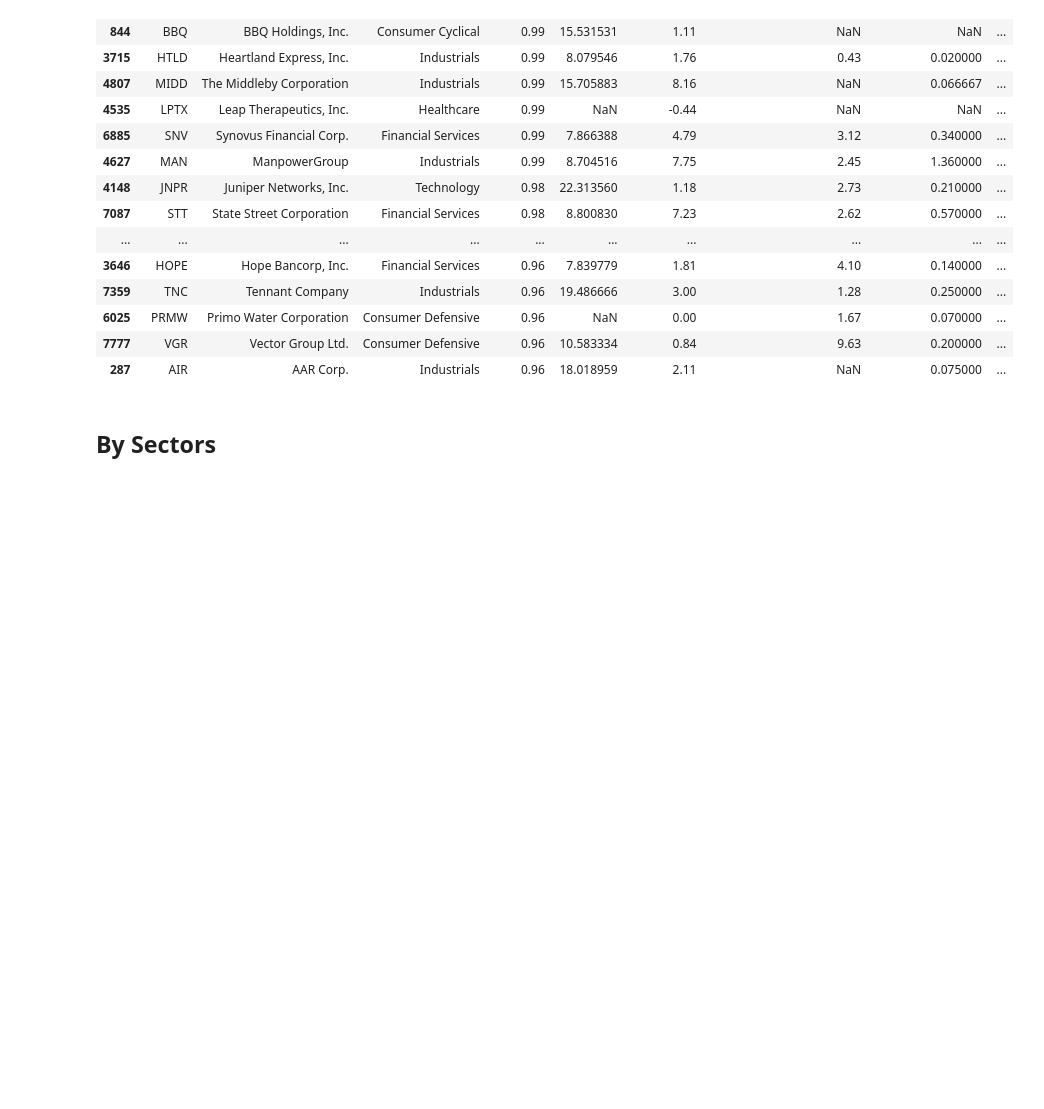
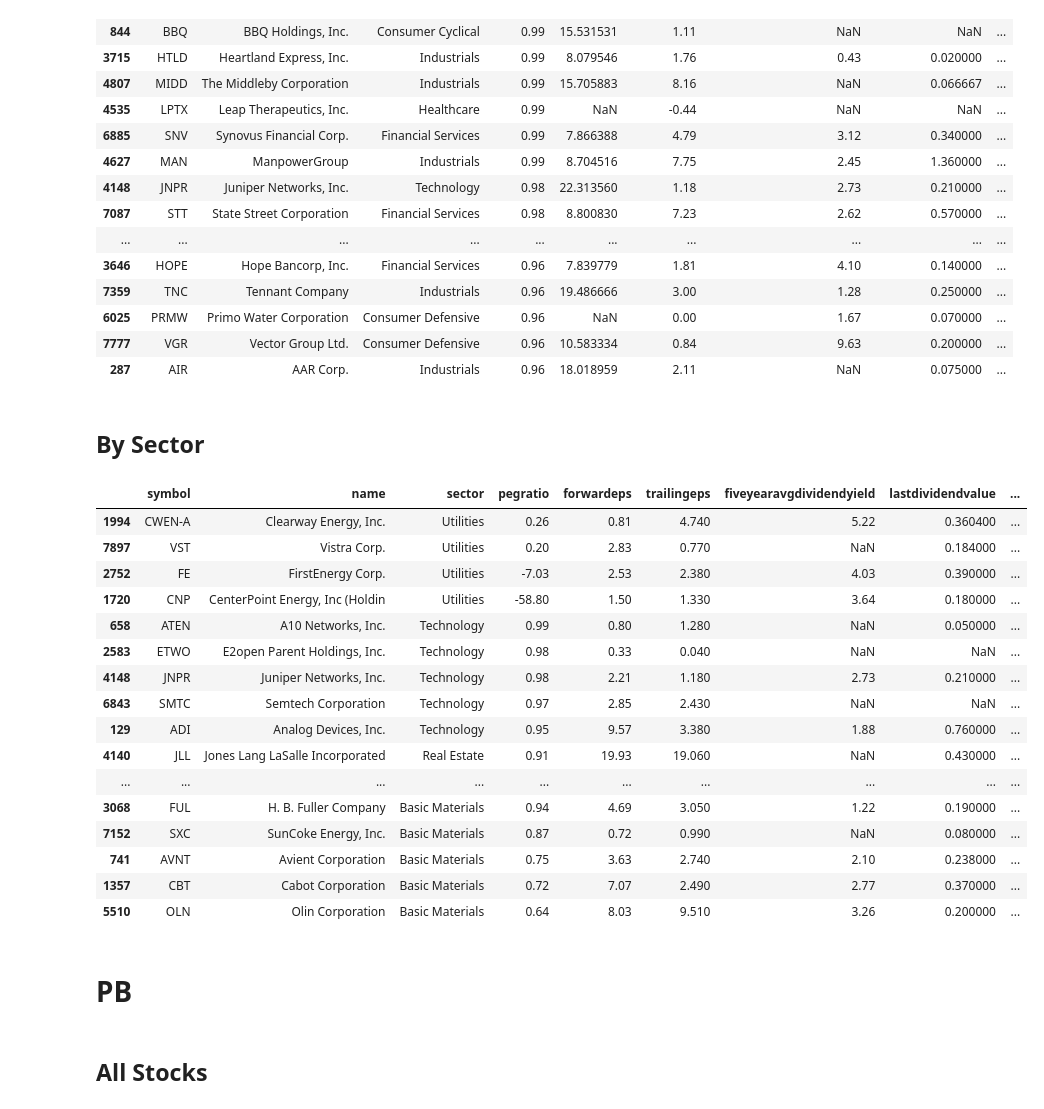
Before and after one commit to alpha2phi-platform/alphalib, a Jupyter notebook: 02_fundamental.ipynb, the cells around one changed output. Saved outputs shown, nothing was run; the diff lists cells and outputs as text; code cells hidden in the pictures; blank space fills up the shorter version.

```diff
--- a/02_fundamental.ipynb
+++ b/02_fundamental.ipynb
@@ -401,4 +401,28 @@ df_peg[df_peg["pegratio"] < PEG_TARGET].head(30)
 | 7777 | VGR | Vector Group Ltd. | Consumer Defensive | 0.96 | 10.583334 | 0.84 | 9.63 | 0.200000 | ... |
 | 287 | AIR | AAR Corp. | Industrials | 0.96 | 18.018959 | 2.11 | NaN | 0.075000 | ... |
 # %% [markdown]
-## By Sectors
+## By Sector
+# %%
+df_peg_sector = df_stock_stats.sort_values(by=["sector", "pegratio"], ascending=False)[["symbol","name", "sector", "pegratio", "forwardeps", "trailingeps", "fiveyearavgdividendyield", "lastdividendvalue", "lastdividenddate" ]]
+# %%
+df_peg_sector[df_peg_sector["pegratio"] < PEG_TARGET].groupby(by=["sector"]).head(5)
+# %% [output]
+|  | symbol | name | sector | pegratio | forwardeps | trailingeps | fiveyearavgdividendyield | lastdividendvalue | ... |
+| 1994 | CWEN-A | Clearway Energy, Inc. | Utilities | 0.26 | 0.81 | 4.740 | 5.22 | 0.360400 | ... |
+| 7897 | VST | Vistra Corp. | Utilities | 0.20 | 2.83 | 0.770 | NaN | 0.184000 | ... |
+| 2752 | FE | FirstEnergy Corp. | Utilities | -7.03 | 2.53 | 2.380 | 4.03 | 0.390000 | ... |
+| 1720 | CNP | CenterPoint Energy, Inc (Holdin | Utilities | -58.80 | 1.50 | 1.330 | 3.64 | 0.180000 | ... |
+| 658 | ATEN | A10 Networks, Inc. | Technology | 0.99 | 0.80 | 1.280 | NaN | 0.050000 | ... |
+| 2583 | ETWO | E2open Parent Holdings, Inc. | Technology | 0.98 | 0.33 | 0.040 | NaN | NaN | ... |
+| 4148 | JNPR | Juniper Networks, Inc. | Technology | 0.98 | 2.21 | 1.180 | 2.73 | 0.210000 | ... |
+| 6843 | SMTC | Semtech Corporation | Technology | 0.97 | 2.85 | 2.430 | NaN | NaN | ... |
+| 129 | ADI | Analog Devices, Inc. | Technology | 0.95 | 9.57 | 3.380 | 1.88 | 0.760000 | ... |
+| 4140 | JLL | Jones Lang LaSalle Incorporated | Real Estate | 0.91 | 19.93 | 19.060 | NaN | 0.430000 | ... |
+| ... | ... | ... | ... | ... | ... | ... | ... | ... | ... |
+| 3068 | FUL | H. B. Fuller Company | Basic Materials | 0.94 | 4.69 | 3.050 | 1.22 | 0.190000 | ... |
+| 7152 | SXC | SunCoke Energy, Inc. | Basic Materials | 0.87 | 0.72 | 0.990 | NaN | 0.080000 | ... |
+| 741 | AVNT | Avient Corporation | Basic Materials | 0.75 | 3.63 | 2.740 | 2.10 | 0.238000 | ... |
+| 1357 | CBT | Cabot Corporation | Basic Materials | 0.72 | 7.07 | 2.490 | 2.77 | 0.370000 | ... |
+| 5510 | OLN | Olin Corporation | Basic Materials | 0.64 | 8.03 | 9.510 | 3.26 | 0.200000 | ... |
+# %% [markdown]
+# PB
@@ -404,0 +431,2 @@ df_peg[df_peg["pegratio"] < PEG_TARGET].head(30)
+# %% [markdown]
+## All Stocks
```
Also changed, not shown: parts of 50 cells of this notebook.
